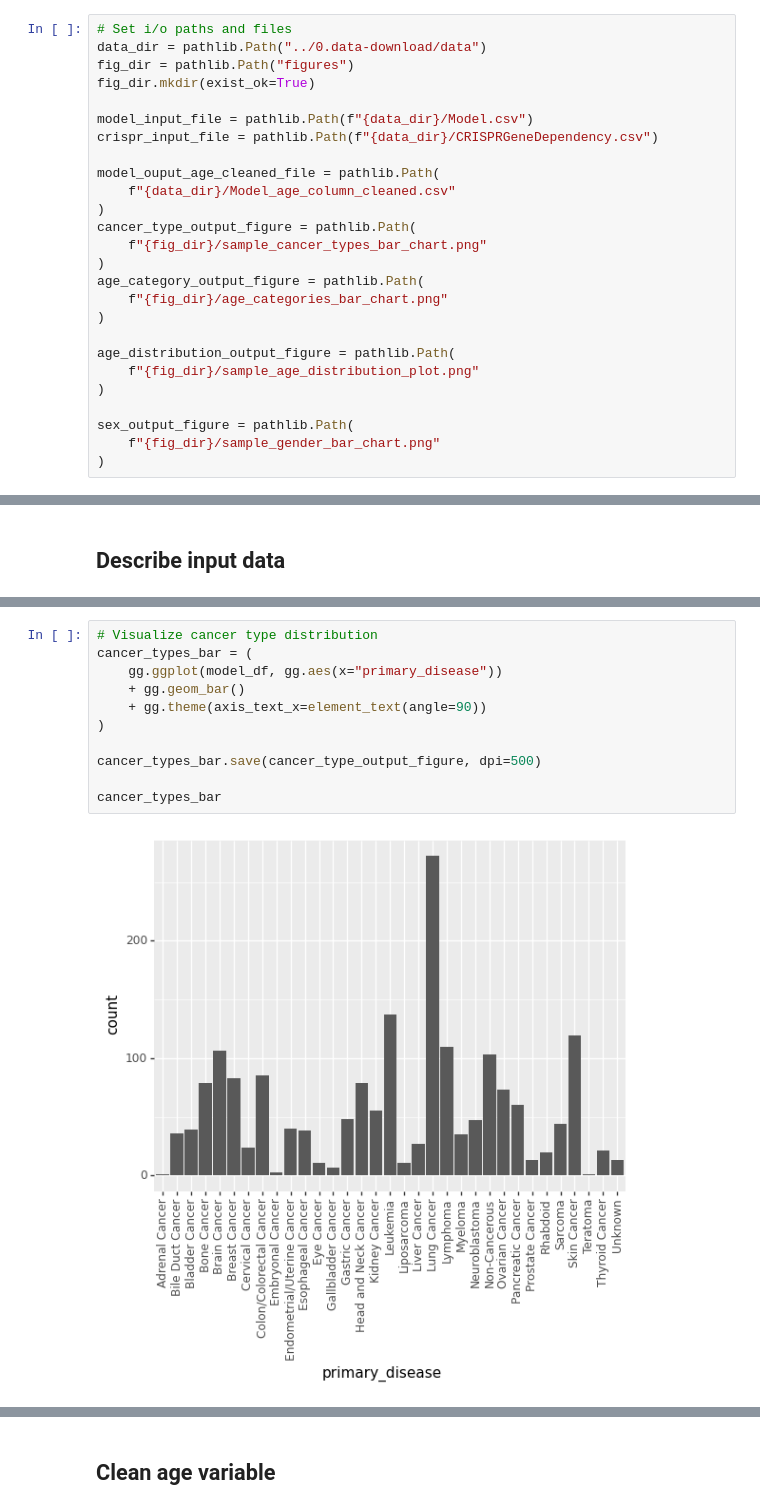
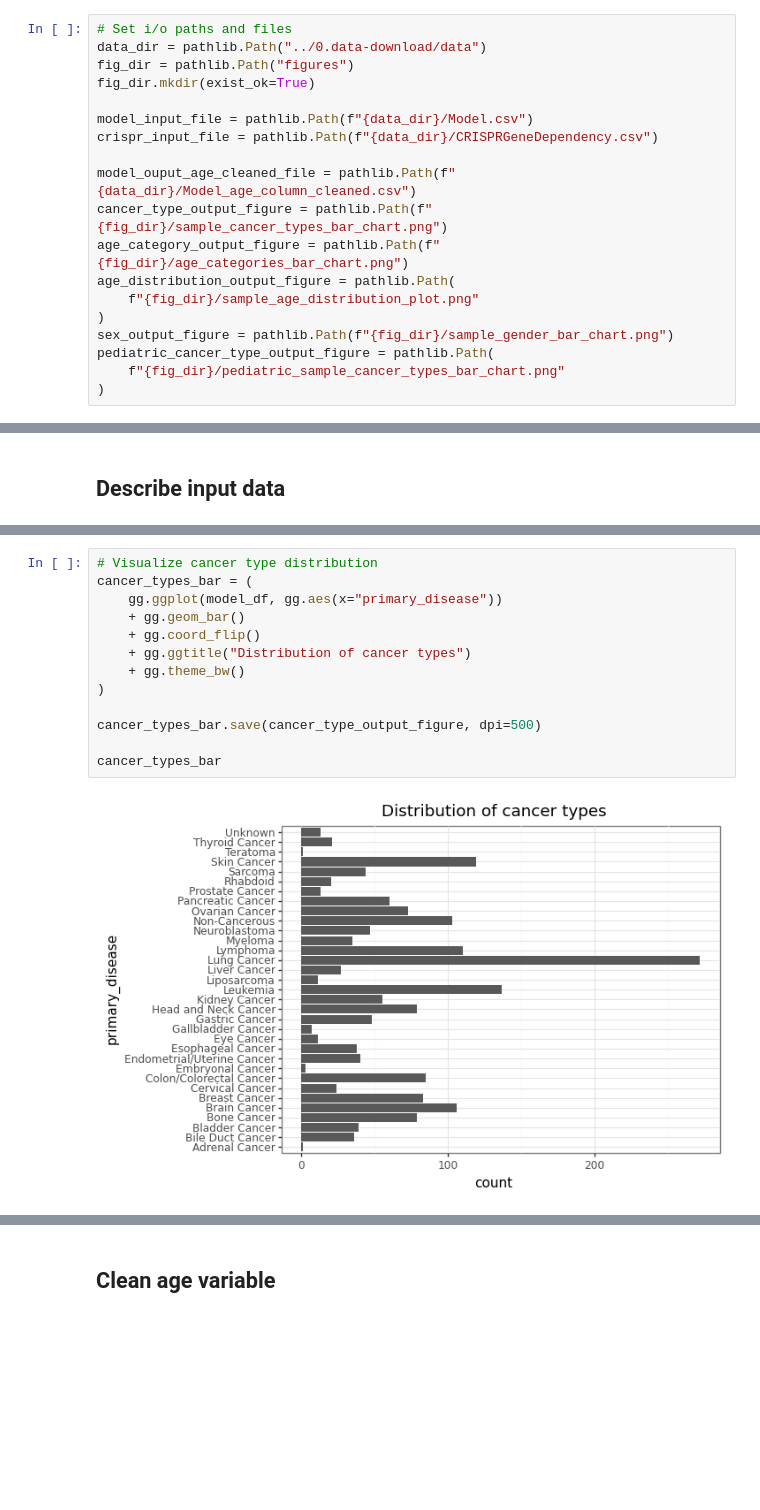
Before and after one commit to WayScience/gene_dependency_representations, a Jupyter notebook: 1.data-exploration/1.model_data_visualization.ipynb, the cells around one changed output, grey strips where cells are left out. Saved outputs shown, nothing was run; the diff lists cells and outputs as text; blank space fills up the shorter version.

Commit message:
autoformatting and responding to PR comments
changed orientation of figure, added titles, rerun with correct environment

```diff
--- a/1.data-exploration/1.model_data_visualization.ipynb
+++ b/1.data-exploration/1.model_data_visualization.ipynb
@@ -22,22 +23,15 @@ fig_dir.mkdir(exist_ok=True)
 model_input_file = pathlib.Path(f"{data_dir}/Model.csv")
 crispr_input_file = pathlib.Path(f"{data_dir}/CRISPRGeneDependency.csv")
 
-model_ouput_age_cleaned_file = pathlib.Path(
-    f"{data_dir}/Model_age_column_cleaned.csv"
-)
-cancer_type_output_figure = pathlib.Path(
-    f"{fig_dir}/sample_cancer_types_bar_chart.png"
-)
-age_category_output_figure = pathlib.Path(
-    f"{fig_dir}/age_categories_bar_chart.png"
-)
-
+model_ouput_age_cleaned_file = pathlib.Path(f"{data_dir}/Model_age_column_cleaned.csv")
+cancer_type_output_figure = pathlib.Path(f"{fig_dir}/sample_cancer_types_bar_chart.png")
+age_category_output_figure = pathlib.Path(f"{fig_dir}/age_categories_bar_chart.png")
 age_distribution_output_figure = pathlib.Path(
     f"{fig_dir}/sample_age_distribution_plot.png"
 )
-
-sex_output_figure = pathlib.Path(
-    f"{fig_dir}/sample_gender_bar_chart.png"
+sex_output_figure = pathlib.Path(f"{fig_dir}/sample_gender_bar_chart.png")
+pediatric_cancer_type_output_figure = pathlib.Path(
+    f"{fig_dir}/pediatric_sample_cancer_types_bar_chart.png"
 )
 # %%
 # Load model data
@@ -102,13 +94,15 @@ Number of Cancer Types:
 # %%
 # Visualize cancer type distribution
 cancer_types_bar = (
     gg.ggplot(model_df, gg.aes(x="primary_disease"))
     + gg.geom_bar()
-    + gg.theme(axis_text_x=element_text(angle=90))
+    + gg.coord_flip()
+    + gg.ggtitle("Distribution of cancer types")
+    + gg.theme_bw()
 )
 
 cancer_types_bar.save(cancer_type_output_figure, dpi=500)
 
 cancer_types_bar
 # %% [output]
-[figure, old version]
+[figure, new version]
```
Also changed, not shown: parts of 13 cells of this notebook, 1 other file.
